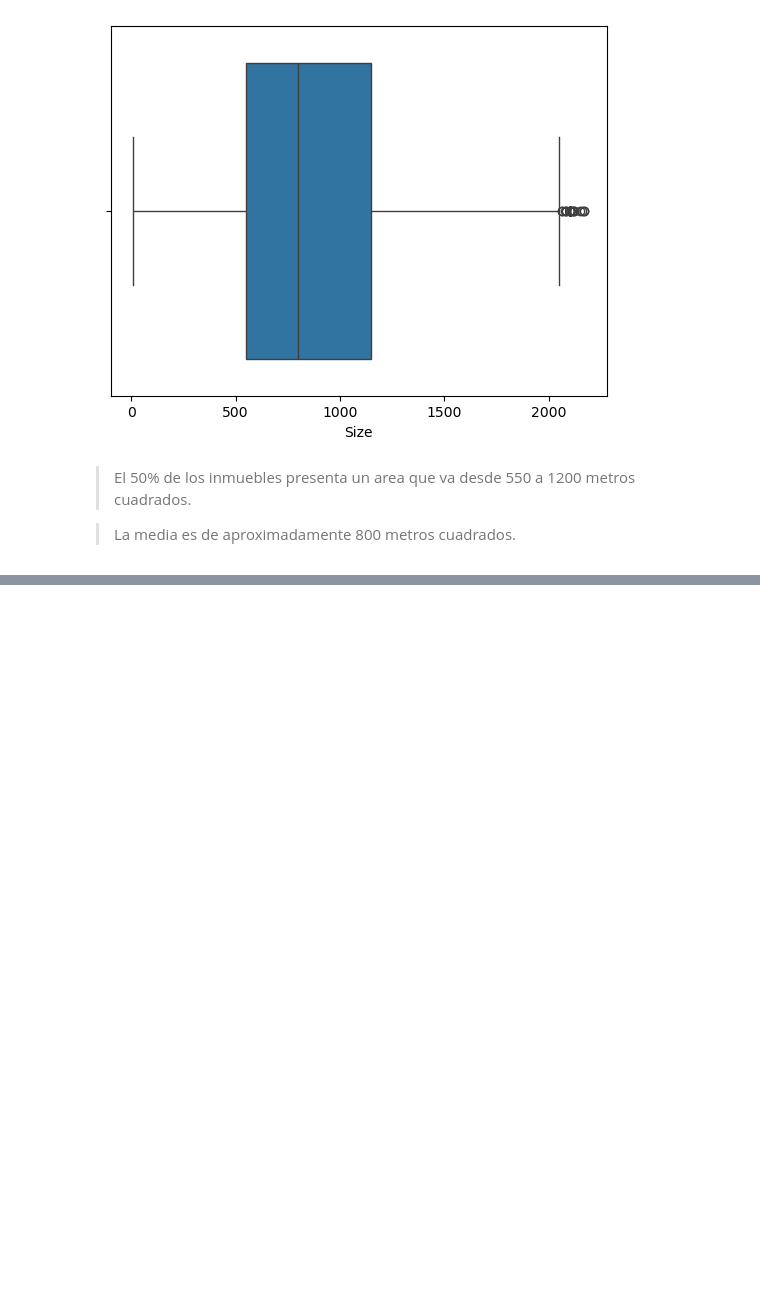
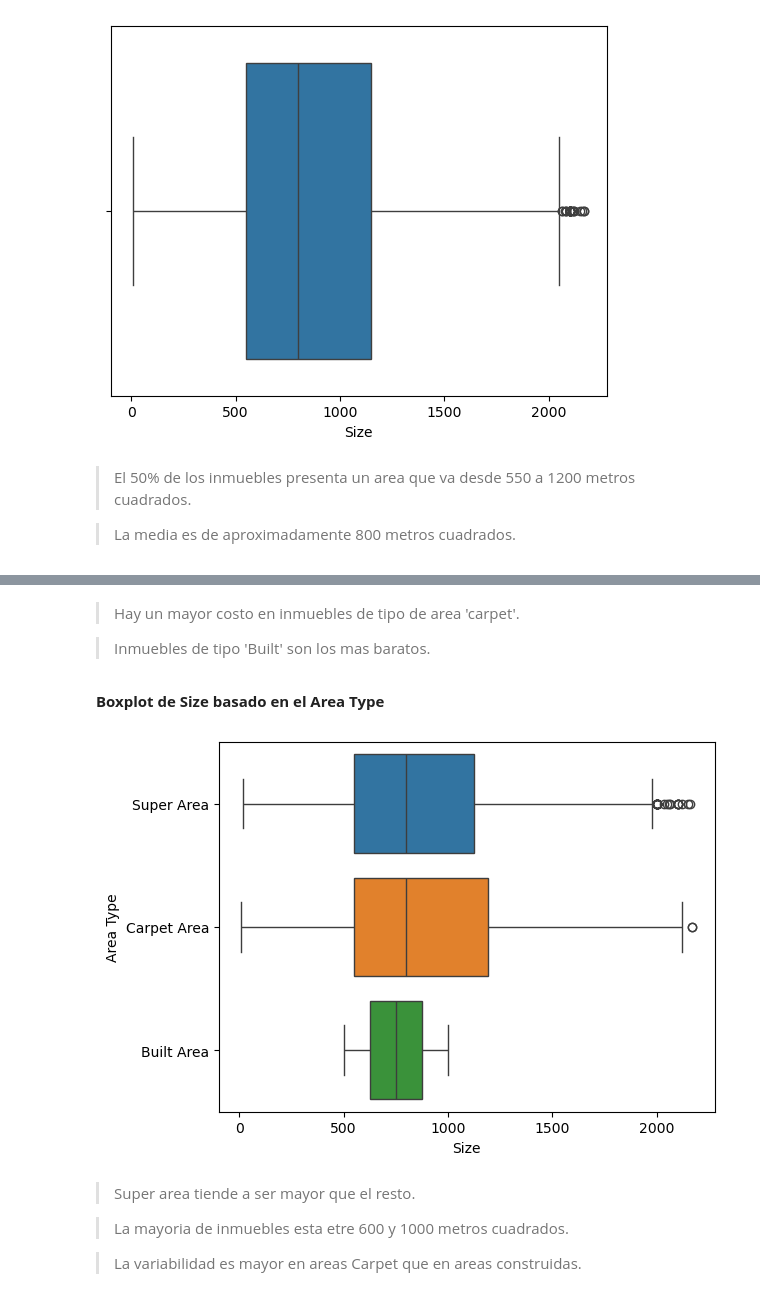
Before and after one commit to jbernalg/Learning_Data, a Jupyter notebook: Course_ML2/Semana_09/JeinffersonBernal_reto8_ML2.ipynb, the cells around one changed output, grey strips where cells are left out. Saved outputs shown, nothing was run; the diff lists cells and outputs as text; code cells hidden in the pictures; blank space fills up the shorter version.

```diff
--- a/Course_ML2/Semana_09/JeinffersonBernal_reto8_ML2.ipynb
+++ b/Course_ML2/Semana_09/JeinffersonBernal_reto8_ML2.ipynb
@@ -86,0 +97,16 @@ sns.boxplot(x=df_filt['Size']);
+# %% [markdown]
+> Hay un mayor costo en inmuebles de tipo de area 'carpet'.
+
+> Inmuebles de tipo 'Built' son los mas baratos.
+# %% [markdown]
+__Boxplot de Size basado en el Area Type__
+# %%
+sns.boxplot(x=df_filt['Size'], y=df_filt['Area Type'], hue=df_filt['Area Type']);
+# %% [output]
+[figure, added]
+# %% [markdown]
+> Super area tiende a ser mayor que el resto.
+
+> La mayoria de inmuebles esta etre 600 y 1000 metros cuadrados.
+
+> La variabilidad es mayor en areas Carpet que en areas construidas.
```
Also changed, not shown: parts of 4 cells of this notebook.
